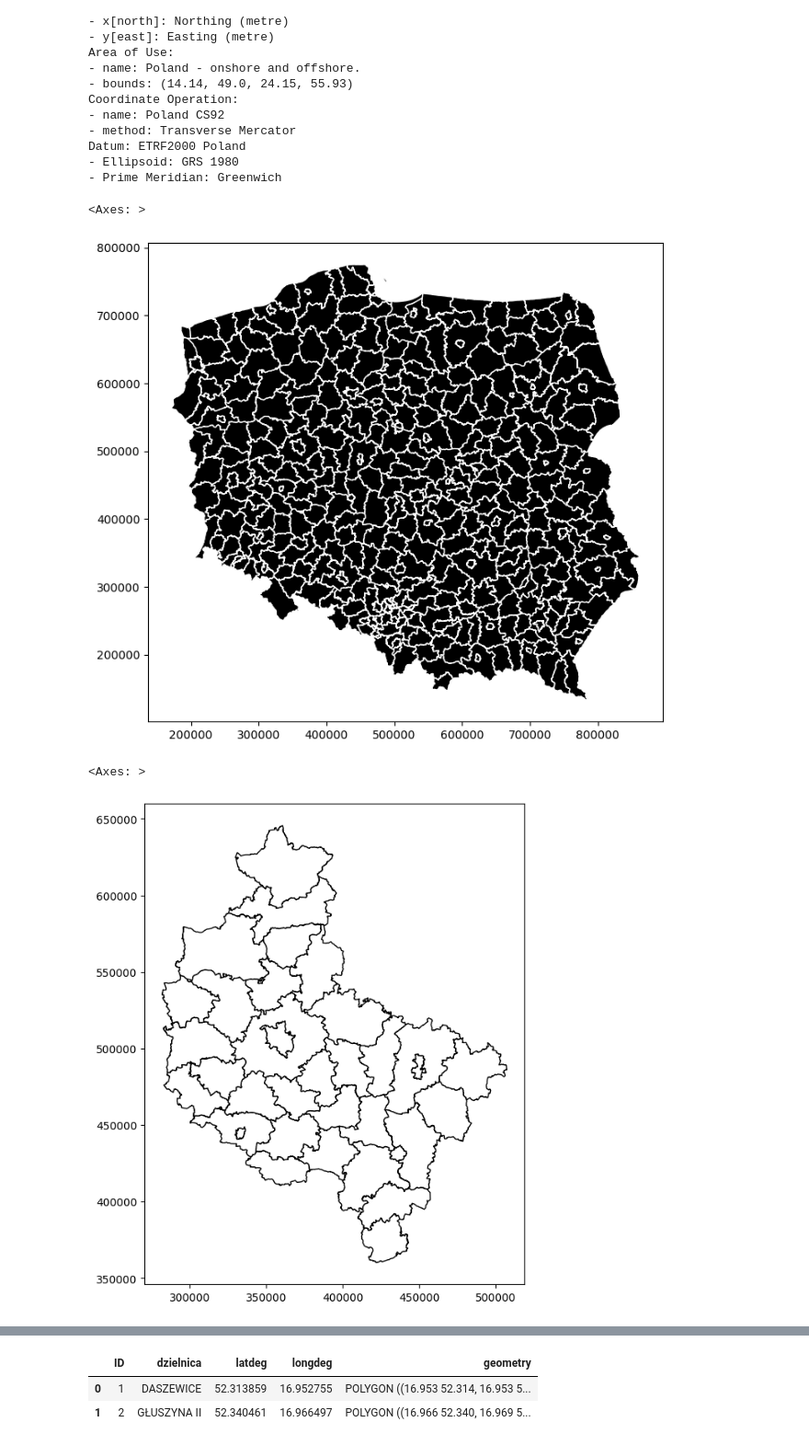
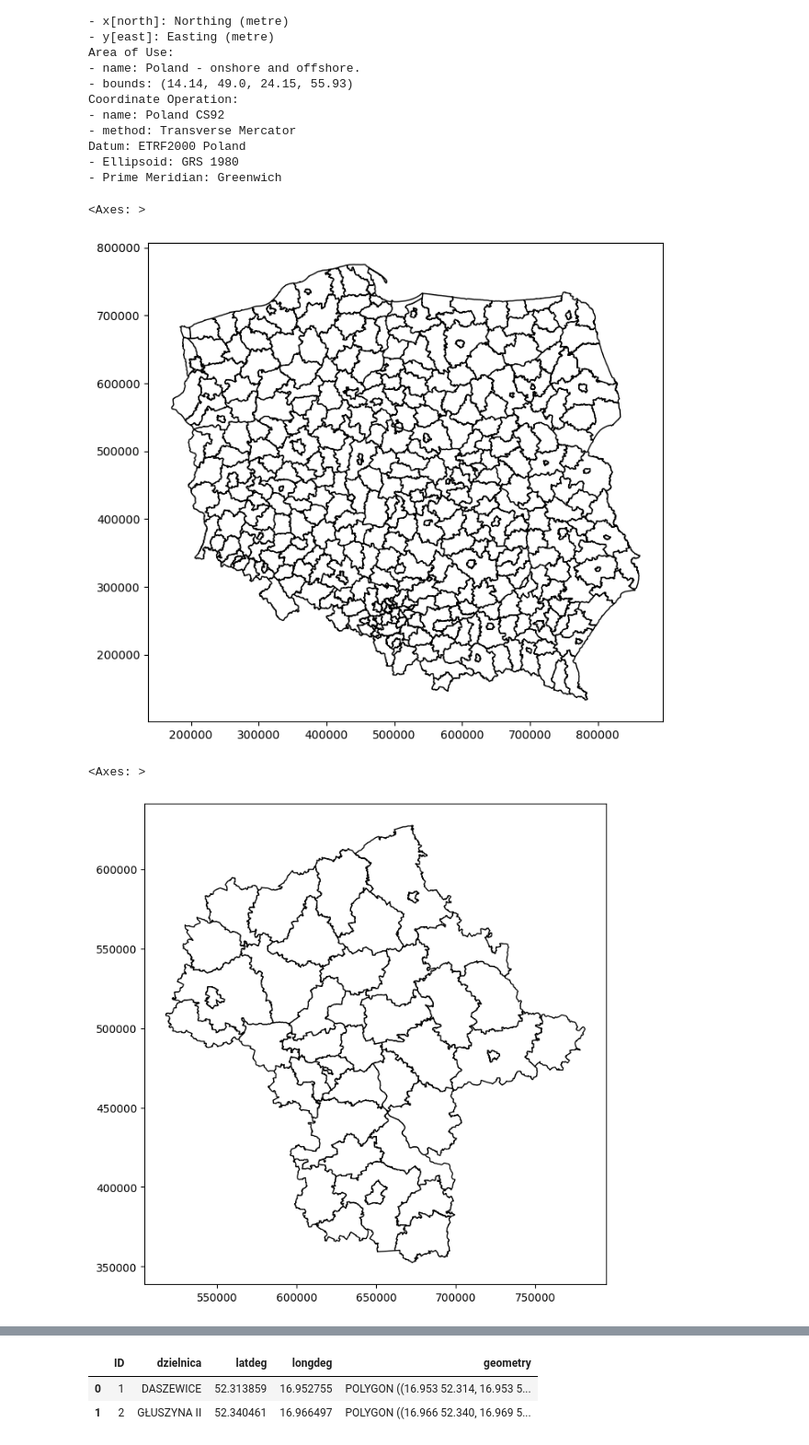
Before and after one commit to DepartmentOfStatisticsPUE/air-2024, a Jupyter notebook: notebooks/4_przestrzenne.ipynb, the cells around one changed output, grey strips where cells are left out. Shown at 92% size. Saved outputs shown, nothing was run; the diff lists cells and outputs as text; code cells hidden in the pictures.

```diff
--- a/notebooks/4_przestrzenne.ipynb
+++ b/notebooks/4_przestrzenne.ipynb
@@ -64,15 +68,16 @@ Datum: ETRF2000 Poland
 - Ellipsoid: GRS 1980
 - Prime Meridian: Greenwich
 # %%
-pow_df.plot(color = "black", edgecolor = "white")
+pow_df.plot(color = "white", edgecolor = "black")
 # %% [output]
 <Axes: >
-[figure, old version]
+[figure, new version]
 # %%
-pow_df[pow_df.jpt_kod_je.str.slice(0,2) == "30"].plot(color = "white", edgecolor = "black")
+pow_df[ pow_df.jpt_kod_je.str.slice(0,2) == "30" ].plot(color = "white", edgecolor = "black")
+pow_df[ pow_df.jpt_kod_je.str.slice(0,2) == "14" ].plot(color = "white", edgecolor = "black")
 # %% [output]
 <Axes: >
-[figure, old version]
+[figure, new version]
 # %%
 pow_df[pow_df.jpt_kod_je.str.slice(0,2) == "30"].explore()
 # %% [output]
```
Also changed, not shown: parts of 19 cells of this notebook.
